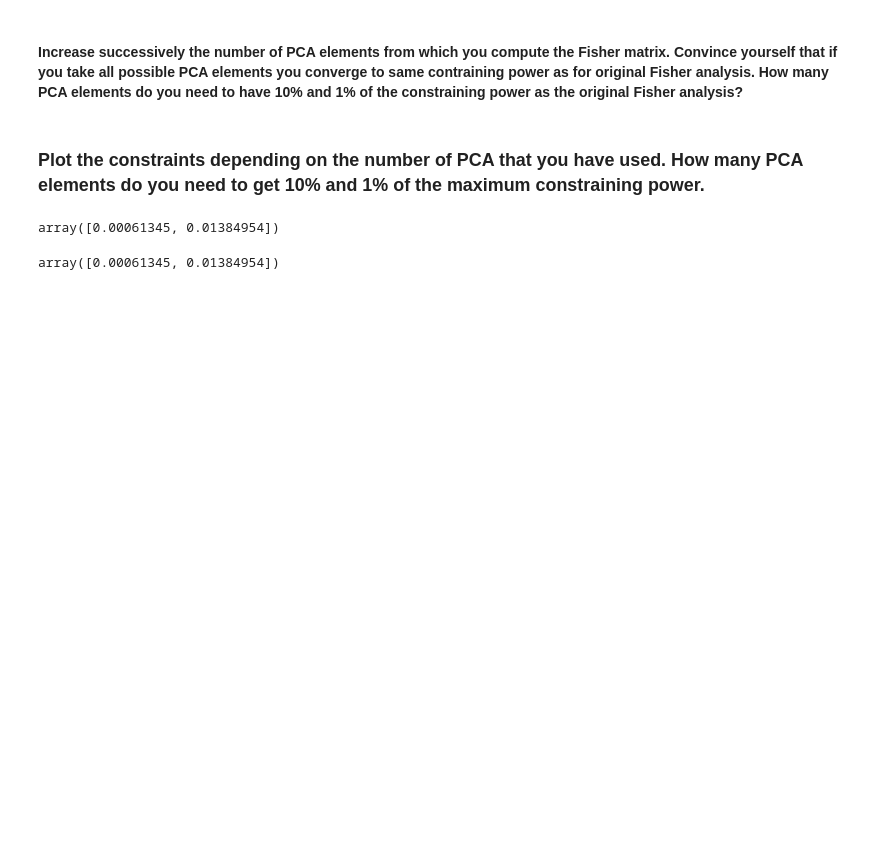
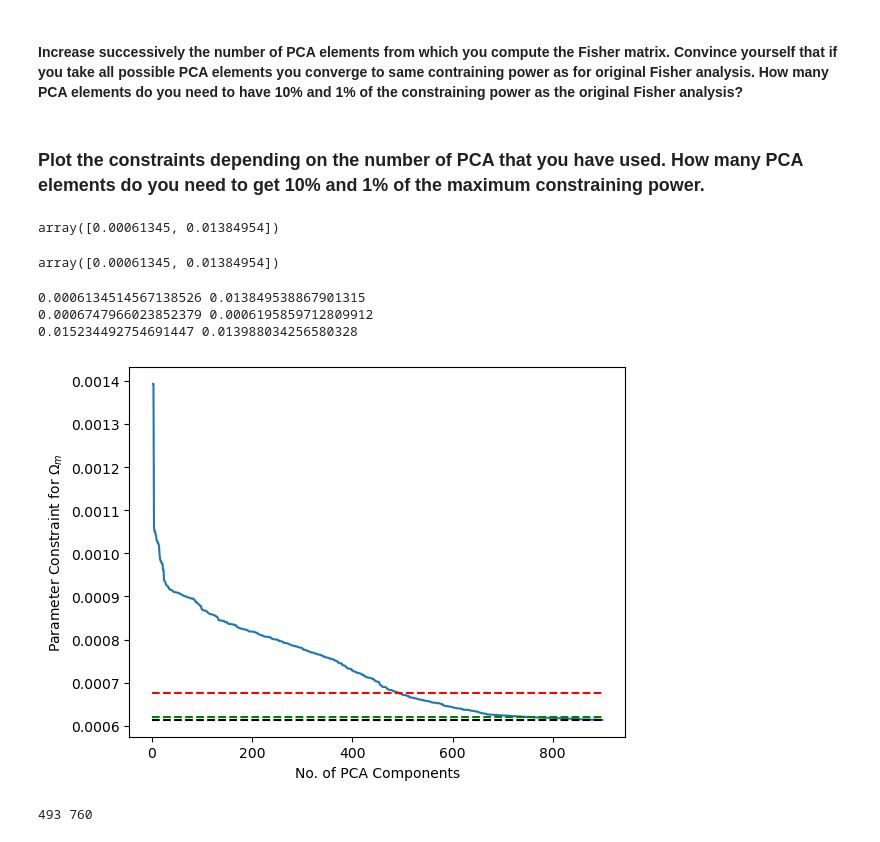
Before and after one commit to TheShak5/UWAstroStats, a Jupyter notebook: projects/2ptstat-analysis/assignments/assignment2_DarshakPatel.ipynb, the cells around one changed output. Cells and saved outputs as stored; diff of their text form; code cells hidden in the pictures; blank space fills up the shorter version.

```diff
--- a/projects/2ptstat-analysis/assignments/assignment2_DarshakPatel.ipynb
+++ b/projects/2ptstat-analysis/assignments/assignment2_DarshakPatel.ipynb
@@ -216,7 +257,7 @@ plt.show()
 from tqdm import tqdm
 
 paramter_constraints = []
-for N_pca in tqdm(np.arange(1,100)):
+for N_pca in tqdm(np.arange(1,900)):
 
     models = np.load('data_4_assignment2/models.npy')
     mean = np.mean(models,axis=0) # for numerical stability you should subtract the mean of each element
@@ -254,11 +295,10 @@ for N_pca in tqdm(np.arange(1,100)):
 
     #print(FoM_best_pca)
     Cov_parameter_pca = inv(FoM_best_pca)
-    print()
-    print(Cov_parameter_pca@FoM_best_pca)
+    #print()
+    #print(Cov_parameter_pca@FoM_best_pca)
     paramter_constraints.append(np.sqrt(np.diag(Cov_parameter_pca)))
     #print(paramter_constraints)
 paramter_constraints = np.array(paramter_constraints)
 # %%
-np.savetxt('data_4_assignment2/PCA_parameter_contraints.txt',paramter_constraints)
-paramter_constraints = np.loadtxt('data_4_assignment2/PCA_parameter_contraints.txt')
+np.savetxt('data_4_assignment2/PCA_parameter_contraints_normal_900.txt',paramter_constraints)
@@ -277,15 +318,38 @@ array([0.00061345, 0.01384954])
 # %%
 max_constrain_power_omega_m, max_constrain_power_w = np.sqrt(np.diag(Cov_parameter))
 
-ten_percent_constrain_power_omega_m, one_percent_constrain_power_omega_m = (0.1*max_constrain_power_omega_m), (0.01*max_constrain_power_omega_m)
-ten_percent_constrain_power_w, one_percent_constrain_power_w = (0.1*max_constrain_power_w), (0.01*max_constrain_power_w)
+print(max_constrain_power_omega_m, max_constrain_power_w)
+
+ten_percent_constrain_power_omega_m, one_percent_constrain_power_omega_m = (1.1*max_constrain_power_omega_m), (1.01*max_constrain_power_omega_m)
+ten_percent_constrain_power_w, one_percent_constrain_power_w = (1.1*max_constrain_power_w), (1.01*max_constrain_power_w)
+
+print(ten_percent_constrain_power_omega_m, one_percent_constrain_power_omega_m)
+print(ten_percent_constrain_power_w, one_percent_constrain_power_w)
+# %% [output]
+0.0006134514567138526 0.013849538867901315
+0.0006747966023852379 0.0006195859712809912
+0.015234492754691447 0.013988034256580328
 # %%
-plt.plot(np.arange(2,100), paramter_constraints[1:,1]/max_constrain_power_w )
-#plt.hlines( [ten_percent_constrain_power_omega_m, one_percent_constrain_power_omega_m, max_constrain_power_omega_m],
-           #0, 900, linestyles='dashed', color=['r','b','k']) # the horizontal dash line is the max constraining power for Omega_m
+plt.plot(np.arange(2,900), paramter_constraints[1:,0] )
+plt.hlines( [ten_percent_constrain_power_omega_m, one_percent_constrain_power_omega_m, max_constrain_power_omega_m],
+           0, 900, linestyles='dashed', color=['r','g','k']) # the horizontal dash line is the max constraining power for Omega_m
 #plt.hlines( [10,100], 0, 900, colors=['r', 'b'])
 plt.ylabel(r'Parameter Constraint for $\Omega_{m}$')
 plt.xlabel(r'No. of PCA Components')
 #plt.semilogy()
 plt.show()
+# %% [output]
+[figure, added]
+# %%
+def find_nearest(array, value):
+    array = np.asarray(array)
+    idx = (np.abs(array - value)).argmin()
+    return idx #array[idx]
+
+ten_percent_PCA_number_omega_m = find_nearest(paramter_constraints[:,0], ten_percent_constrain_power_omega_m)
+one_percent_PCA_number_omega_m = find_nearest(paramter_constraints[:,0], one_percent_constrain_power_omega_m)
+
+print(ten_percent_PCA_number_omega_m, one_percent_PCA_number_omega_m)
+# %% [output]
+493 760
 # %%
```
Also changed, not shown: parts of 14 cells of this notebook, 1 other file.
